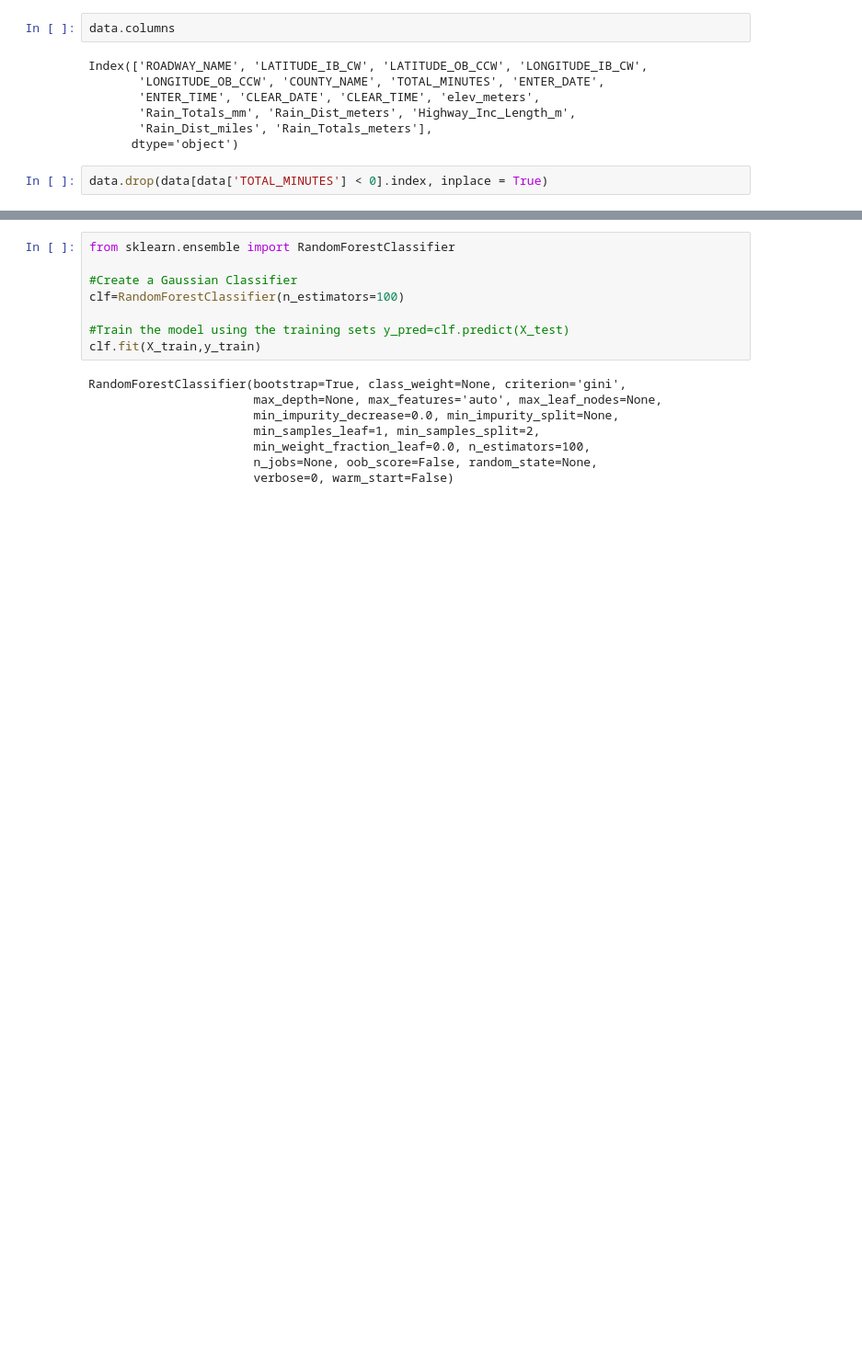
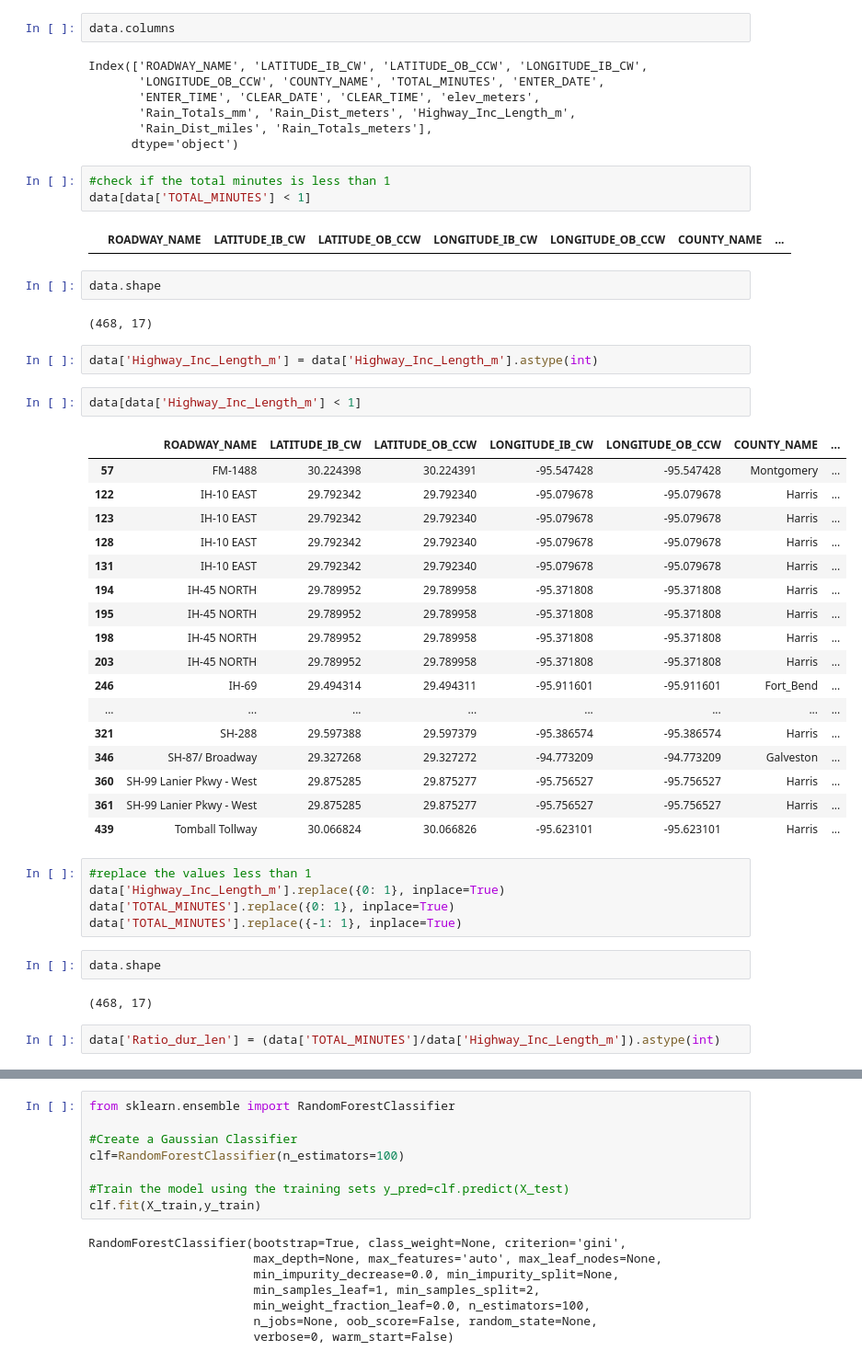
Before and after one commit to cnagulag/Team-Decison-Makers, a Jupyter notebook: Models.ipynb, the cells around one changed output, grey strips where cells are left out. Shown at 92% size. Saved outputs shown, nothing was run; the diff lists cells and outputs as text; blank space fills up the shorter version.

```diff
--- a/Models.ipynb
+++ b/Models.ipynb
@@ -216,8 +217,48 @@ Index(['ROADWAY_NAME', 'LATITUDE_IB_CW', 'LATITUDE_OB_CCW', 'LONGITUDE_IB_CW',
        'Rain_Totals_mm', 'Rain_Dist_meters', 'Highway_Inc_Length_m',
        'Rain_Dist_miles', 'Rain_Totals_meters'],
       dtype='object')
-# %%
-data.drop(data[data['TOTAL_MINUTES'] < 0].index, inplace = True)
+# %%
+#check if the total minutes is less than 1
+data[data['TOTAL_MINUTES'] < 1]
+# %% [output]
+|  | ROADWAY_NAME | LATITUDE_IB_CW | LATITUDE_OB_CCW | LONGITUDE_IB_CW | LONGITUDE_OB_CCW | COUNTY_NAME | ... |
+# %%
+data.shape
+# %% [output]
+(468, 17)
+# %%
+data['Highway_Inc_Length_m'] = data['Highway_Inc_Length_m'].astype(int)
+# %%
+data[data['Highway_Inc_Length_m'] < 1]
+# %% [output]
+|  | ROADWAY_NAME | LATITUDE_IB_CW | LATITUDE_OB_CCW | LONGITUDE_IB_CW | LONGITUDE_OB_CCW | COUNTY_NAME | ... |
+| 57 | FM-1488 | 30.224398 | 30.224391 | -95.547428 | -95.547428 | Montgomery | ... |
+| 122 | IH-10 EAST | 29.792342 | 29.792340 | -95.079678 | -95.079678 | Harris | ... |
+| 123 | IH-10 EAST | 29.792342 | 29.792340 | -95.079678 | -95.079678 | Harris | ... |
+| 128 | IH-10 EAST | 29.792342 | 29.792340 | -95.079678 | -95.079678 | Harris | ... |
+| 131 | IH-10 EAST | 29.792342 | 29.792340 | -95.079678 | -95.079678 | Harris | ... |
+| 194 | IH-45 NORTH | 29.789952 | 29.789958 | -95.371808 | -95.371808 | Harris | ... |
+| 195 | IH-45 NORTH | 29.789952 | 29.789958 | -95.371808 | -95.371808 | Harris | ... |
+| 198 | IH-45 NORTH | 29.789952 | 29.789958 | -95.371808 | -95.371808 | Harris | ... |
+| 203 | IH-45 NORTH | 29.789952 | 29.789958 | -95.371808 | -95.371808 | Harris | ... |
+| 246 | IH-69 | 29.494314 | 29.494311 | -95.911601 | -95.911601 | Fort_Bend | ... |
+| ... | ... | ... | ... | ... | ... | ... | ... |
+| 321 | SH-288 | 29.597388 | 29.597379 | -95.386574 | -95.386574 | Harris | ... |
+| 346 | SH-87/ Broadway | 29.327268 | 29.327272 | -94.773209 | -94.773209 | Galveston | ... |
+| 360 | SH-99 Lanier Pkwy - West | 29.875285 | 29.875277 | -95.756527 | -95.756527 | Harris | ... |
+| 361 | SH-99 Lanier Pkwy - West | 29.875285 | 29.875277 | -95.756527 | -95.756527 | Harris | ... |
+| 439 | Tomball Tollway | 30.066824 | 30.066826 | -95.623101 | -95.623101 | Harris | ... |
+# %%
+#replace the values less than 1
+data['Highway_Inc_Length_m'].replace({0: 1}, inplace=True)
+data['TOTAL_MINUTES'].replace({0: 1}, inplace=True)
+data['TOTAL_MINUTES'].replace({-1: 1}, inplace=True)
+# %%
+data.shape
+# %% [output]
+(468, 17)
+# %%
+data['Ratio_dur_len'] = (data['TOTAL_MINUTES']/data['Highway_Inc_Length_m']).astype(int)
 # %%
 from sklearn.model_selection import train_test_split
 
```
Also changed, not shown: parts of 21 cells of this notebook, 4 other files.
